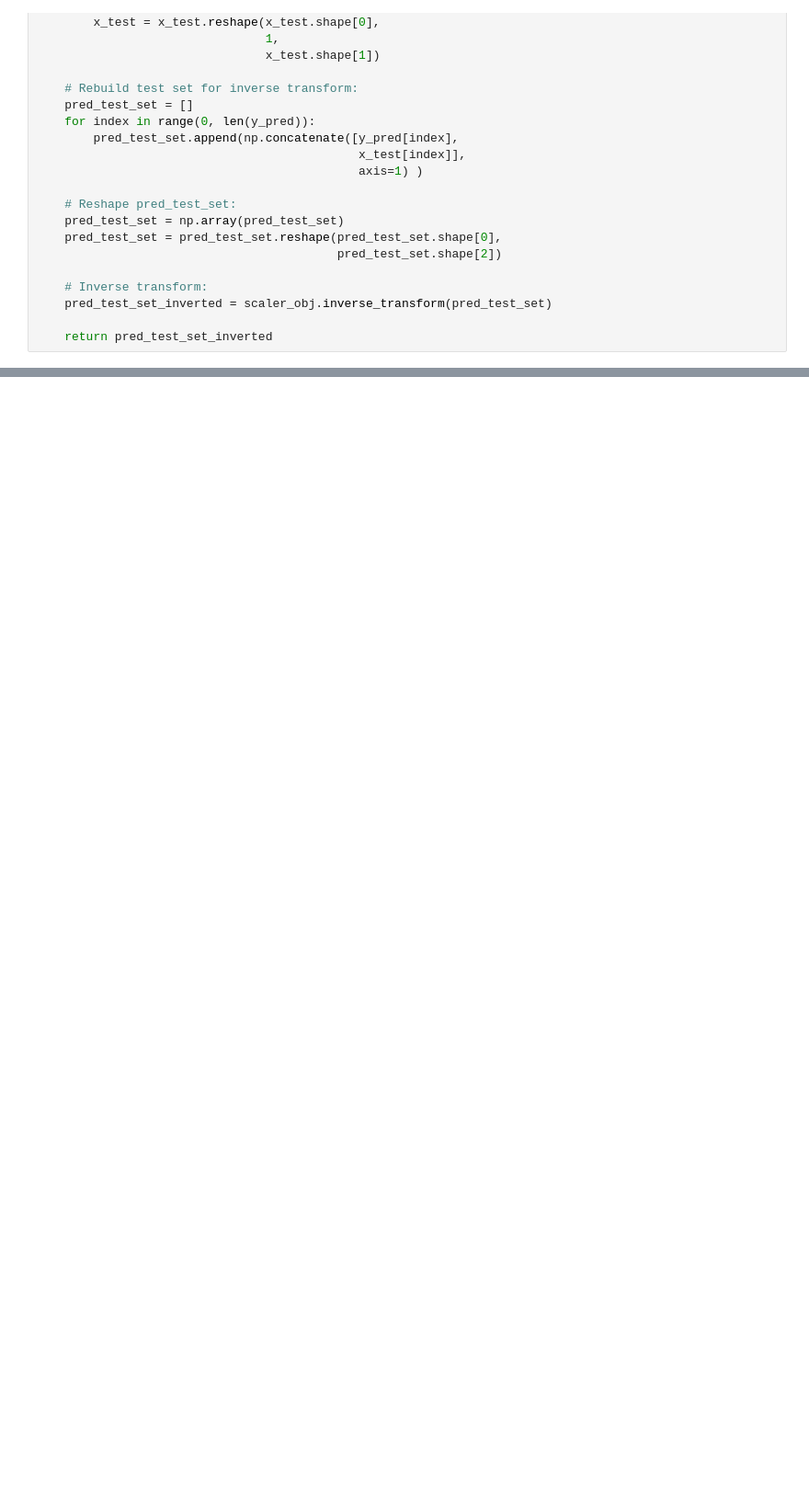
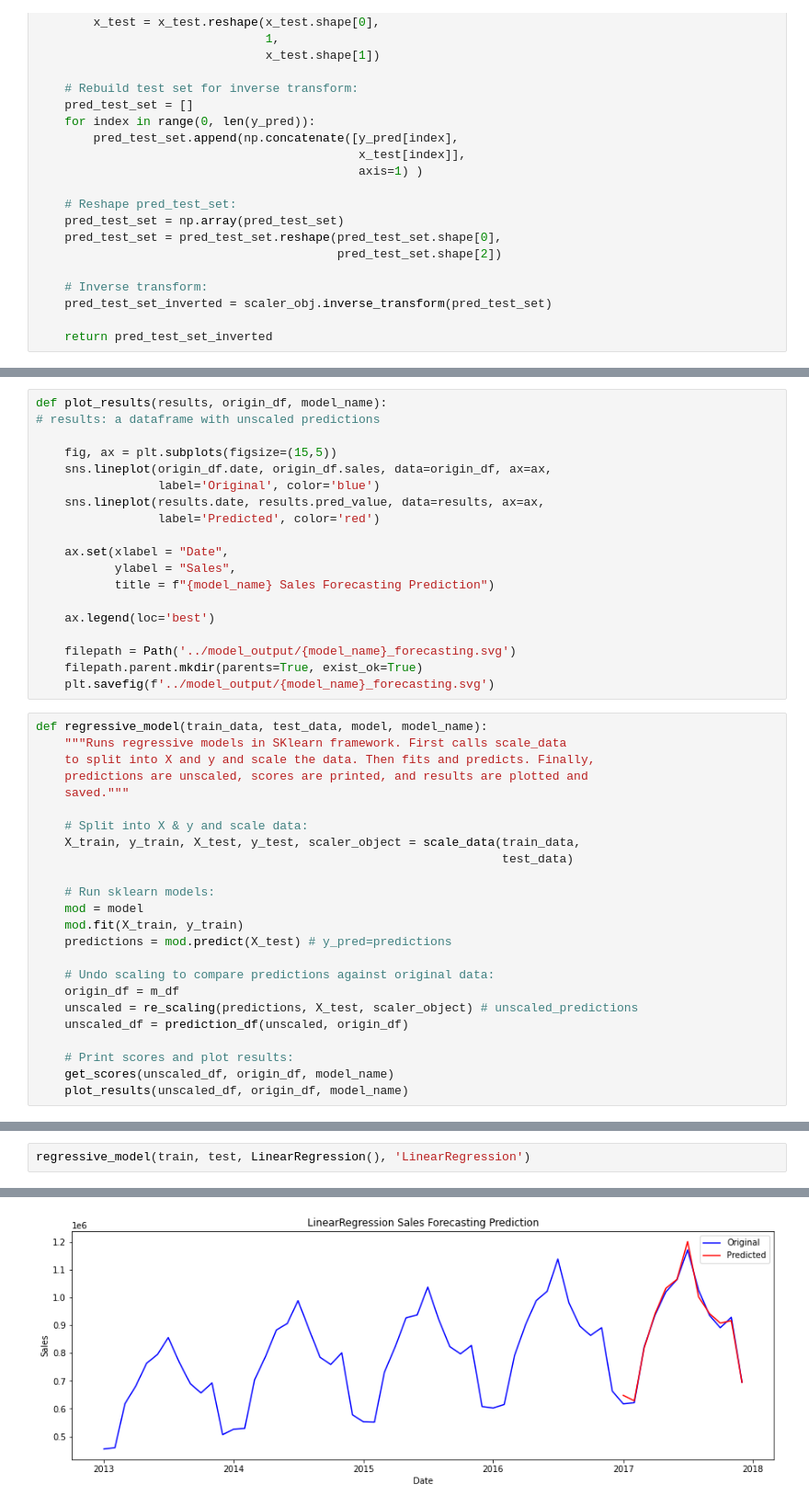
Before and after one commit to badl7/Forecasting_future_sales, a Jupyter notebook: forecasting-future-sales-using-machine-learning.ipynb, the cells around one changed output, grey strips where cells are left out. Shown: that part at 92% size. Cells and saved outputs as stored; diff of their text form; blank space fills up the shorter version.

Commit message:
reg. model

```diff
--- a/forecasting-future-sales-using-machine-learning.ipynb
+++ b/forecasting-future-sales-using-machine-learning.ipynb
@@ -596,0 +625,43 @@ def prediction_df(unscaled_predictions, original_df):
+# %%
+def plot_results(results, origin_df, model_name):
+# results: a dataframe with unscaled predictions
+
+    fig, ax = plt.subplots(figsize=(15,5))
+    sns.lineplot(origin_df.date, origin_df.sales, data=origin_df, ax=ax,
+                 label='Original', color='blue')
+    sns.lineplot(results.date, results.pred_value, data=results, ax=ax,
+                 label='Predicted', color='red')
+
+    ax.set(xlabel = "Date",
+           ylabel = "Sales",
+           title = f"{model_name} Sales Forecasting Prediction")
+
+    ax.legend(loc='best')
+
+    filepath = Path('../model_output/{model_name}_forecasting.svg')
+    filepath.parent.mkdir(parents=True, exist_ok=True)
+    plt.savefig(f'../model_output/{model_name}_forecasting.svg')
+# %%
+def regressive_model(train_data, test_data, model, model_name):
+    """Runs regressive models in SKlearn framework. First calls scale_data
+    to split into X and y and scale the data. Then fits and predicts. Finally,
+    predictions are unscaled, scores are printed, and results are plotted and
+    saved."""
+
+    # Split into X & y and scale data:
+    X_train, y_train, X_test, y_test, scaler_object = scale_data(train_data,
+                                                                 test_data)
+
+    # Run sklearn models:
+    mod = model
+    mod.fit(X_train, y_train)
+    predictions = mod.predict(X_test) # y_pred=predictions
+
+    # Undo scaling to compare predictions against original data:
+    origin_df = m_df
+    unscaled = re_scaling(predictions, X_test, scaler_object) # unscaled_predictions
+    unscaled_df = prediction_df(unscaled, origin_df)
+
+    # Print scores and plot results:
+    get_scores(unscaled_df, origin_df, model_name)
+    plot_results(unscaled_df, origin_df, model_name)
@@ -596,0 +674,3 @@ def prediction_df(unscaled_predictions, original_df):
+# %%
+regressive_model(train, test, LinearRegression(), 'LinearRegression')
+# %% [output]
@@ -596,0 +680 @@ def prediction_df(unscaled_predictions, original_df):
+[figure, added]
```
Also changed, not shown: parts of 18 cells of this notebook.
